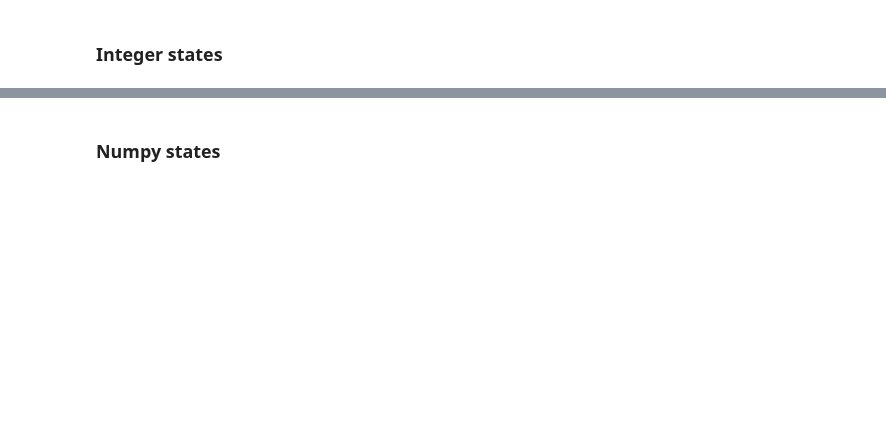
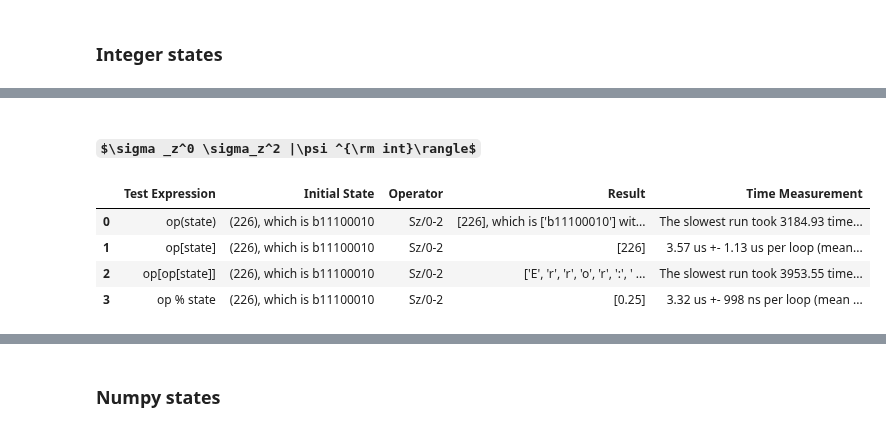
Before and after one commit to makskliczkowski/QuantumEigenSolver, a Jupyter notebook: Python/QES/tests.ipynb, the cells around one changed output, grey strips where cells are left out. Cells and saved outputs as stored; diff of their text form; code cells hidden in the pictures; some formulas as TeX source; blank space fills up the shorter version.

```diff
--- a/Python/QES/tests.ipynb
+++ b/Python/QES/tests.ipynb
@@ -460,0 +521,10 @@ ham.add(
+# %% [markdown]
+##### $\sigma _z^0 \sigma_z^2 |\psi ^{\rm int}\rangle$
+# %%
+out = test_operators(sig_z, int_state, ns = lat.ns, output_format='tabs')
+# %% [output]
+|  | Test Expression | Initial State | Operator | Result | Time Measurement |
+| 0 | op(state) | (226), which is b11100010 | Sz/0-2 | [226], which is ['b11100010'] wit... | The slowest run took 3184.93 time... |
+| 1 | op[state] | (226), which is b11100010 | Sz/0-2 | [226] | 3.57 us +- 1.13 us per loop (mean... |
+| 2 | op[op[state]] | (226), which is b11100010 | Sz/0-2 | ['E', 'r', 'r', 'o', 'r', ':', ' ... | The slowest run took 3953.55 time... |
+| 3 | op % state | (226), which is b11100010 | Sz/0-2 | [0.25] | 3.32 us +- 998 ns per loop (mean ... |
```
Also changed, not shown: parts of 37 cells of this notebook, 5 other files.
